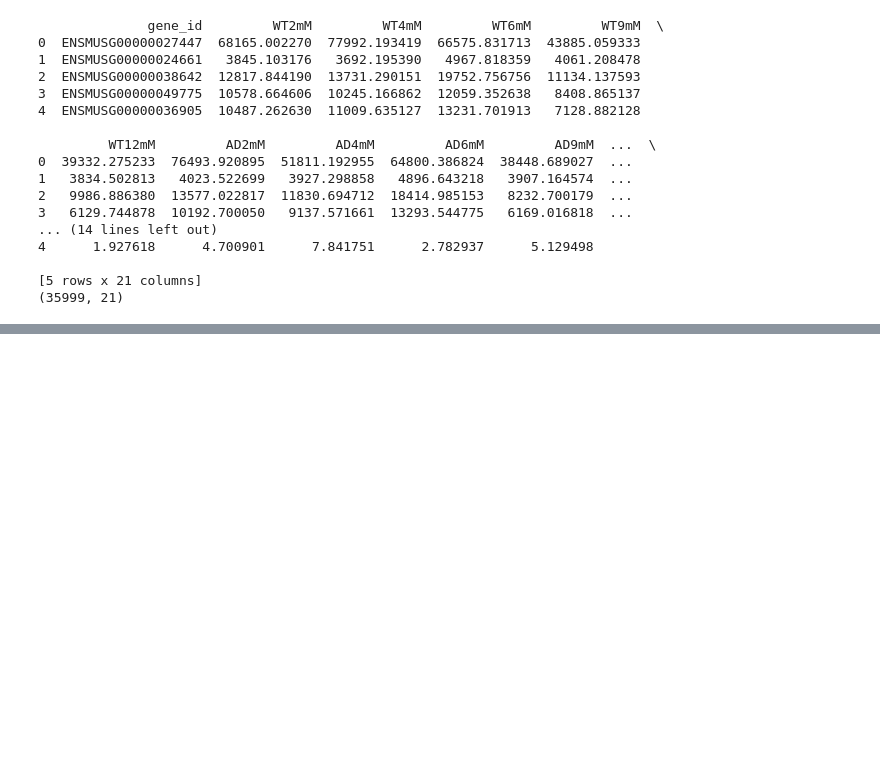
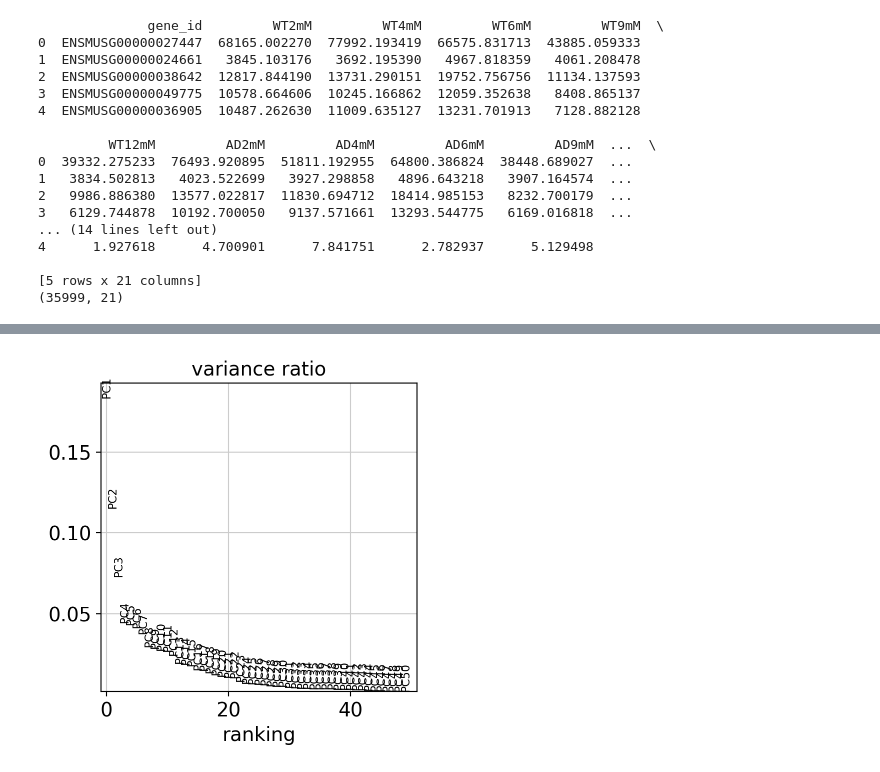
Before and after one commit to toritotony/Microglia-ML-Project, a Jupyter notebook: GEOparse/GEOparseMicroglia.ipynb, the cells around one changed output, grey strips where cells are left out. Cells and saved outputs as stored; diff of their text form; code cells hidden in the pictures; blank space fills up the shorter version.

```diff
--- a/GEOparse/GEOparseMicroglia.ipynb
+++ b/GEOparse/GEOparseMicroglia.ipynb
@@ -251,0 +544,4 @@ print(df_137028.shape)
+# %%
+sc.pl.pca_variance_ratio(adata_103334_0w, n_pcs=50)
+# %% [output]
+[figure, added]
```
Also changed, not shown: parts of 69 cells of this notebook, 3 other files.
